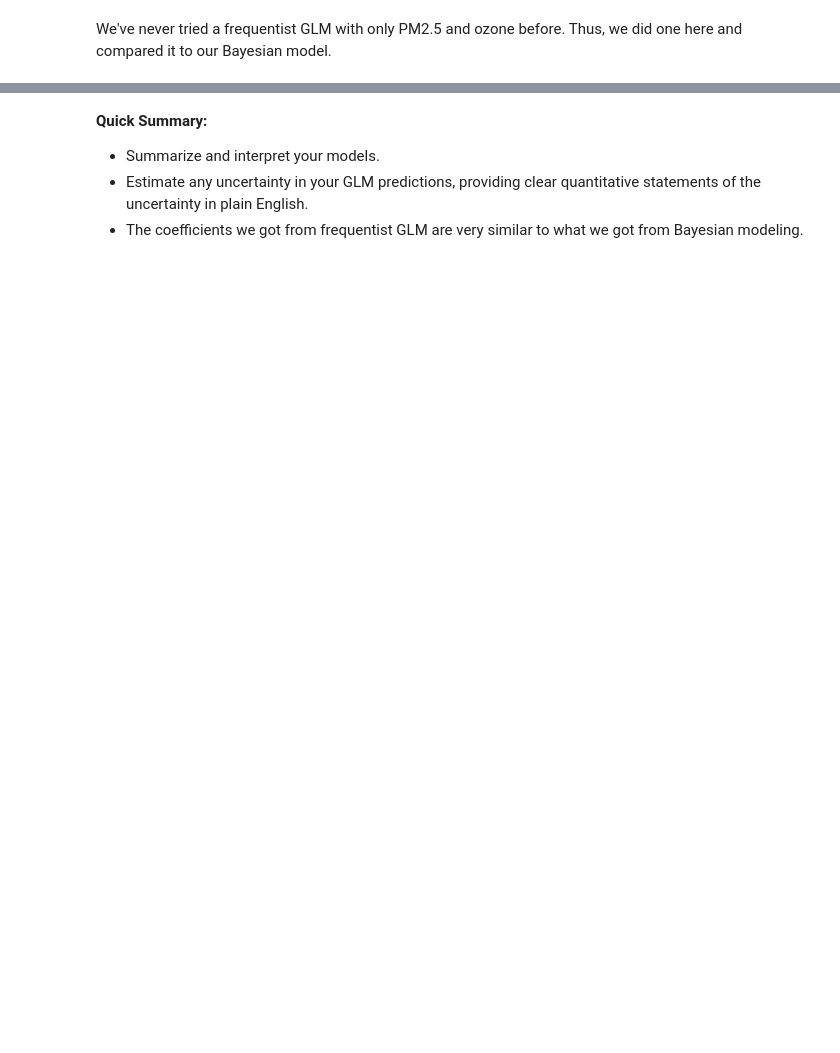
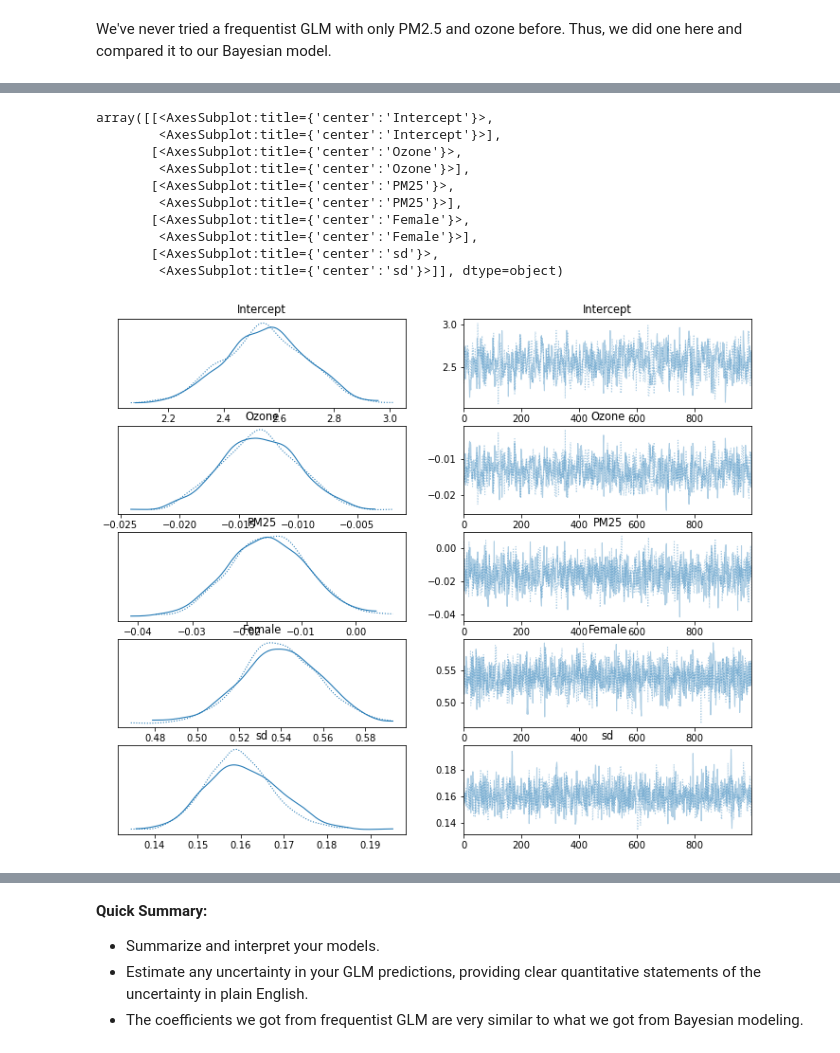
Before and after one commit to lucy-tian/project102, a Jupyter notebook: Data C102 project_ck2_v3.ipynb, the cells around one changed output, grey strips where cells are left out. Drawn from its saved outputs; the diff is of its cells as text; code cells hidden in the pictures; blank space fills up the shorter version.

```diff
--- a/Data C102 project_ck2_v3.ipynb
+++ b/Data C102 project_ck2_v3.ipynb
@@ -1694,16 +1458,15 @@ plt.hist(prevalence_race_state_onehot2['PM25'])
+# %%
+train_not2011, test_not2011 = train_test_split(prevalence_gender_state_onehot2[prevalence_gender_state_onehot2['Year'] != 2011], test_size=0.3, random_state=102)
 # %%
-prevalence_race_state_onehot2 =  prevalence_race_state_onehot.rename(columns={'PM2.5':'PM25'})
-prevalence_race_state_onehot2['Log_Prevalence'] = np.log(prevalence_race_state_onehot2['Prevalence'])
-
 with pm.Model() as gaussian_model:
     priors = {
-        "Ozone": pm.Normal.dist(mu=5, sigma=1),
-        "PM25": pm.Normal.dist(mu=2, sigma=1)
+        "Ozone": pm.Normal.dist(mu=-0.0108, sigma=0.012),
+        "PM25": pm.Normal.dist(mu=-0.0167, sigma=0.027)
     }
-    pm.GLM.from_formula('Log_Prevalence ~ Ozone + PM25', data = prevalence_race_state_onehot2,
-                         family = pm.glm.families.Normal())
+    pm.GLM.from_formula('Log_Prevalence ~ Ozone + PM25', data = train_not2011,
+                         family = pm.glm.families.Normal(), priors = priors)
     # draw posterior samples
-    gaussian_trace = pm.sample(1000, cores=1, target_accept=0.95, return_inferencedata=True)
+    gaussian_trace_standard = pm.sample(1000, cores=1, target_accept=0.95, return_inferencedata=True)
 # %% [output]
 Auto-assigning NUTS sampler...
 Initializing NUTS using jitter+adapt_diag...
@@ -1742,12 +1478,2 @@ Question: How to intepret here?
-# %%
-with pm.Model() as gaussian_model:
-    priors = {
-        "Ozone": pm.Normal.dist(mu=0, sigma=1),
-        "PM25": pm.Normal.dist(mu=0, sigma=1)
-    }
-    pm.GLM.from_formula('Log_Prevalence ~ Ozone + PM25', data = prevalence_race_state_onehot2,
-                         family = pm.glm.families.Normal(), priors = priors)
-    # draw posterior samples
-    gaussian_trace_standard = pm.sample(1000, cores=1, target_accept=0.95, return_inferencedata=True)
 # %%
 arviz.plot_trace(gaussian_trace_standard)
@@ -1773,0 +1547,11 @@ print(gaussian_results_freq.summary())
+# %%
+with pm.Model() as gaussian_model:
+    priors = {
+        "Ozone": pm.Normal.dist(mu=-0.0108, sigma=0.006),
+        "PM25": pm.Normal.dist(mu=-0.0167, sigma=0.013),
+        'Female':pm.Normal.dist(mu=0.5402, sigma=0.032)
+    }
+    pm.GLM.from_formula('Log_Prevalence ~ Ozone + PM25 + Female', data = train_not2011,
+                         family = pm.glm.families.Normal(), priors = priors)
+    # draw posterior samples
+    gaussian_trace_standard = pm.sample(1000, cores=1, target_accept=0.95, return_inferencedata=True)
@@ -1773,0 +1566,14 @@ print(gaussian_results_freq.summary())
+# %%
+arviz.plot_trace(gaussian_trace_standard)
+# %% [output]
+array([[<AxesSubplot:title={'center':'Intercept'}>,
+        <AxesSubplot:title={'center':'Intercept'}>],
+       [<AxesSubplot:title={'center':'Ozone'}>,
+        <AxesSubplot:title={'center':'Ozone'}>],
+       [<AxesSubplot:title={'center':'PM25'}>,
+        <AxesSubplot:title={'center':'PM25'}>],
+       [<AxesSubplot:title={'center':'Female'}>,
+        <AxesSubplot:title={'center':'Female'}>],
+       [<AxesSubplot:title={'center':'sd'}>,
+        <AxesSubplot:title={'center':'sd'}>]], dtype=object)
+[figure, added]
```
Also changed, not shown: parts of 177 cells of this notebook, 1 other file.
